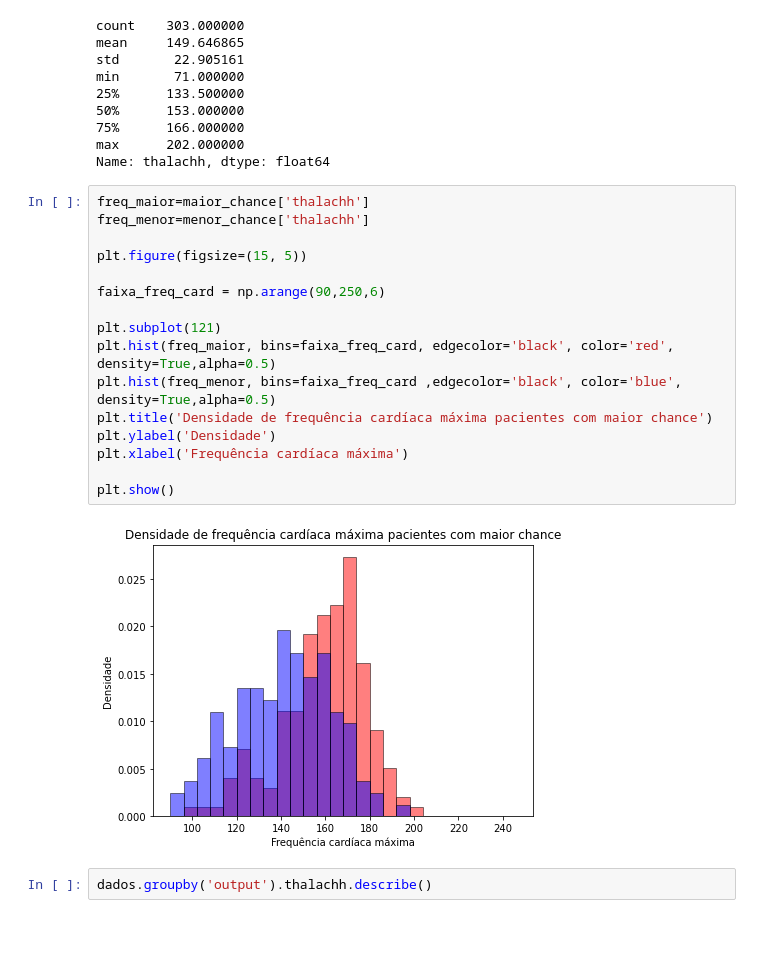
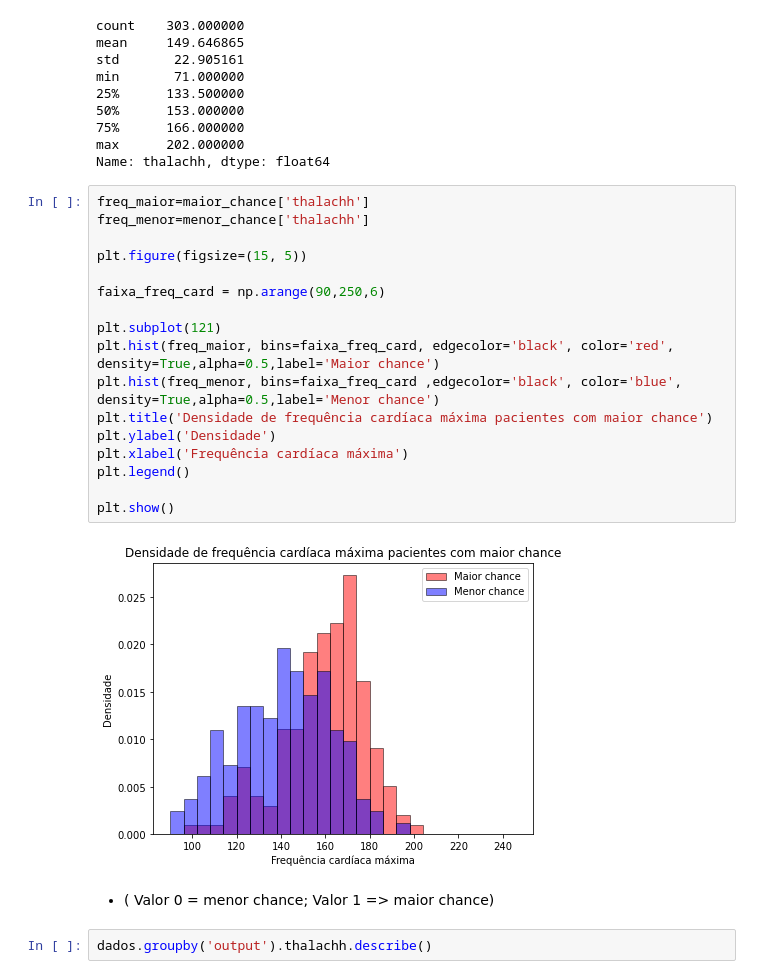
Before and after one commit to duddatorres/PROJETO-2, a Jupyter notebook: Projeto 2.ipynb, the cells around one changed output. Cells and saved outputs as stored; diff of their text form; blank space fills up the shorter version.

```diff
--- a/Projeto 2.ipynb
+++ b/Projeto 2.ipynb
@@ -292,21 +301,24 @@ Name: thalachh, dtype: float64
 # %%
 freq_maior=maior_chance['thalachh']
 freq_menor=menor_chance['thalachh']
 
 plt.figure(figsize=(15, 5))
 
 faixa_freq_card = np.arange(90,250,6)
 
 plt.subplot(121)
-plt.hist(freq_maior, bins=faixa_freq_card, edgecolor='black', color='red', density=True,alpha=0.5)
-plt.hist(freq_menor, bins=faixa_freq_card ,edgecolor='black', color='blue', density=True,alpha=0.5)
+plt.hist(freq_maior, bins=faixa_freq_card, edgecolor='black', color='red', density=True,alpha=0.5,label='Maior chance')
+plt.hist(freq_menor, bins=faixa_freq_card ,edgecolor='black', color='blue', density=True,alpha=0.5,label='Menor chance')
 plt.title('Densidade de frequência cardíaca máxima pacientes com maior chance')
 plt.ylabel('Densidade')
 plt.xlabel('Frequência cardíaca máxima')
+plt.legend()
 
 plt.show()
 # %% [output]
-[figure, old version]
+[figure, new version]
+# %% [markdown]
+* ( Valor 0 = menor chance; Valor 1 => maior chance)
 # %%
 dados.groupby('output').thalachh.describe()
 # %% [output]
```
Also changed, not shown: parts of 25 cells of this notebook.
